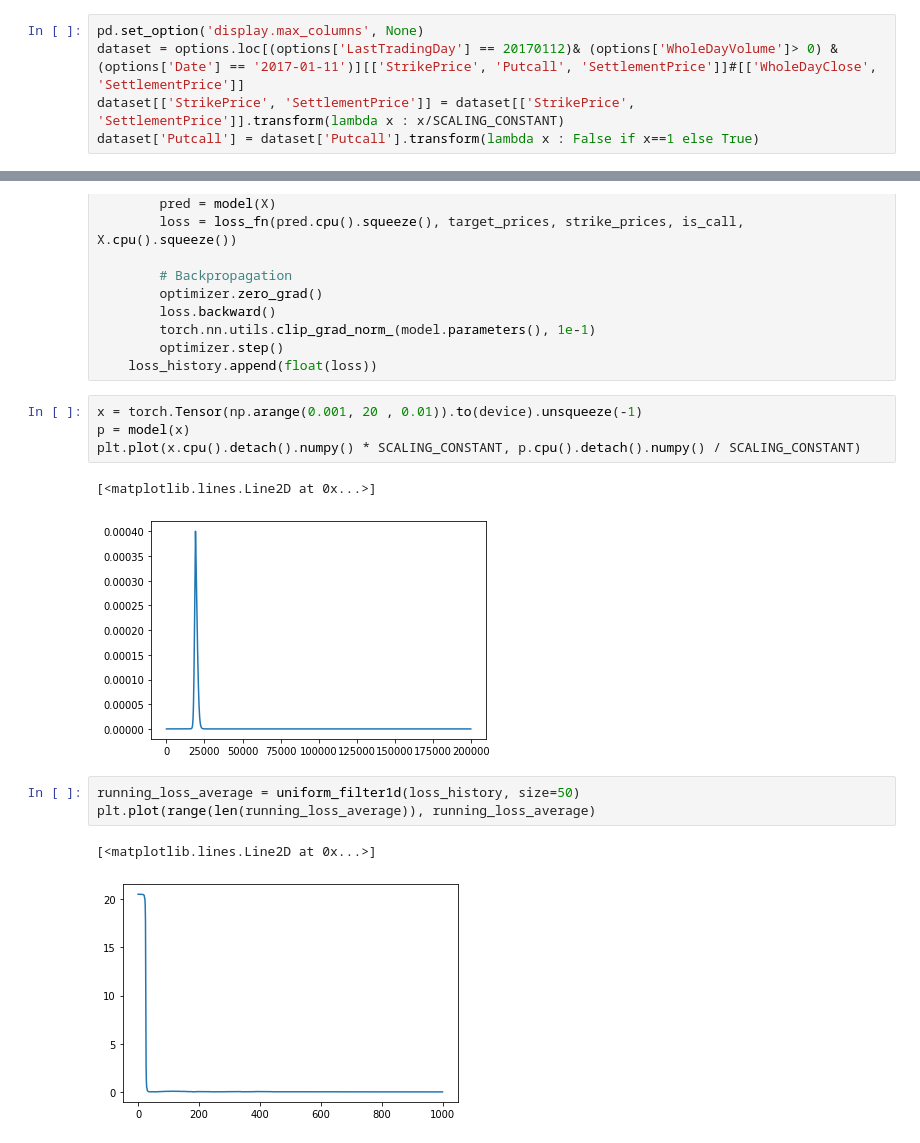
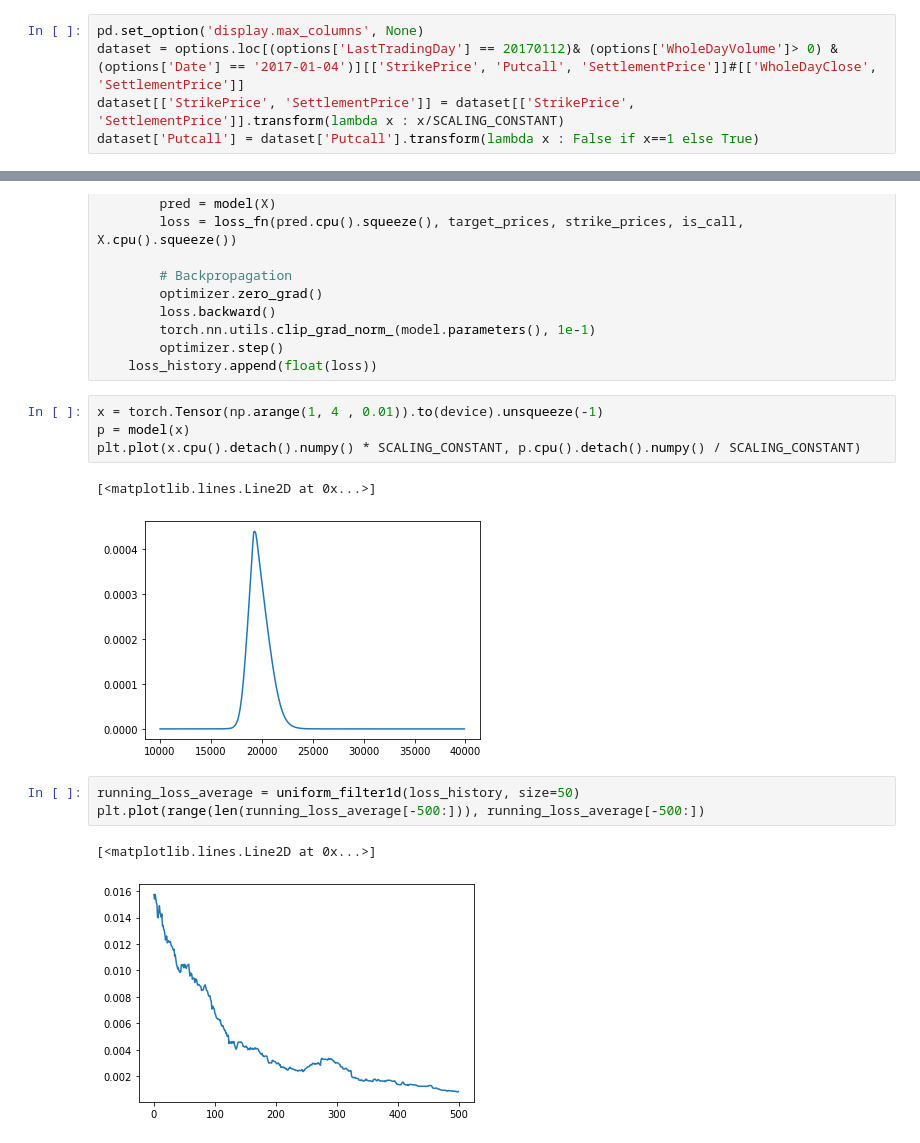
Before and after one commit to Antares01/NNs_for_option_pricing_semester_project, a Jupyter notebook: nikkei-options-dataset.ipynb, the cells around one changed output, grey strips where cells are left out. Saved outputs shown, nothing was run; the diff lists cells and outputs as text.

Commit message:
Kaggle Notebook | Nikkei options dataset | Version 2

```diff
--- a/nikkei-options-dataset.ipynb
+++ b/nikkei-options-dataset.ipynb
@@ -82,7 +82,7 @@ options[['Date','LastTradingDay']]
 3567694 rows × 2 columns
 # %%
 pd.set_option('display.max_columns', None)
-dataset = options.loc[(options['LastTradingDay'] == 20170112)& (options['WholeDayVolume']> 0) & (options['Date'] == '2017-01-11')][['StrikePrice', 'Putcall', 'SettlementPrice']]#[['WholeDayClose', 'SettlementPrice']]
+dataset = options.loc[(options['LastTradingDay'] == 20170112)& (options['WholeDayVolume']> 0) & (options['Date'] == '2017-01-04')][['StrikePrice', 'Putcall', 'SettlementPrice']]#[['WholeDayClose', 'SettlementPrice']]
 dataset[['StrikePrice', 'SettlementPrice']] = dataset[['StrikePrice', 'SettlementPrice']].transform(lambda x : x/SCALING_CONSTANT)
 dataset['Putcall'] = dataset['Putcall'].transform(lambda x : False if x==1 else True)
 # %%
@@ -221,18 +221,18 @@ for epoch in tqdm(range(EPOCHS)):
         optimizer.step()
     loss_history.append(float(loss))
 # %%
-x = torch.Tensor(np.arange(0.001, 20 , 0.01)).to(device).unsqueeze(-1)
+x = torch.Tensor(np.arange(1, 4 , 0.01)).to(device).unsqueeze(-1)
 p = model(x)
 plt.plot(x.cpu().detach().numpy() * SCALING_CONSTANT, p.cpu().detach().numpy() / SCALING_CONSTANT)
 # %% [output]
 [<matplotlib.lines.Line2D at 0x...>]
-[figure, old version]
+[figure, new version]
 # %%
 running_loss_average = uniform_filter1d(loss_history, size=50)
-plt.plot(range(len(running_loss_average)), running_loss_average)
+plt.plot(range(len(running_loss_average[-500:])), running_loss_average[-500:])
 # %% [output]
 [<matplotlib.lines.Line2D at 0x...>]
-[figure, old version]
+[figure, new version]
 # %%
 x = torch.Tensor(np.arange(0.001, 20, 0.01)).to(device).unsqueeze(-1)
 p = np.array(model(x).detach())
```
Also changed, not shown: parts of 3 cells of this notebook.
